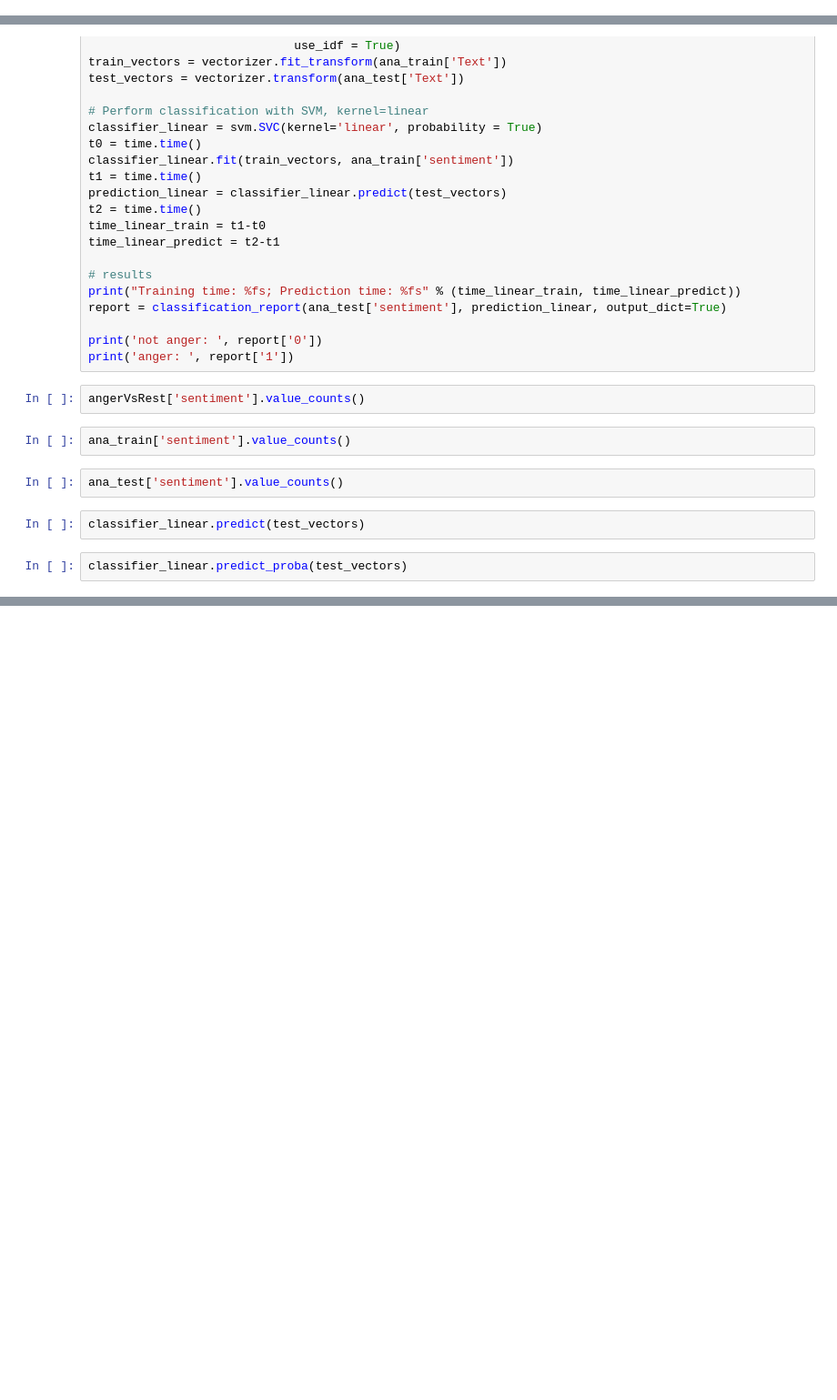
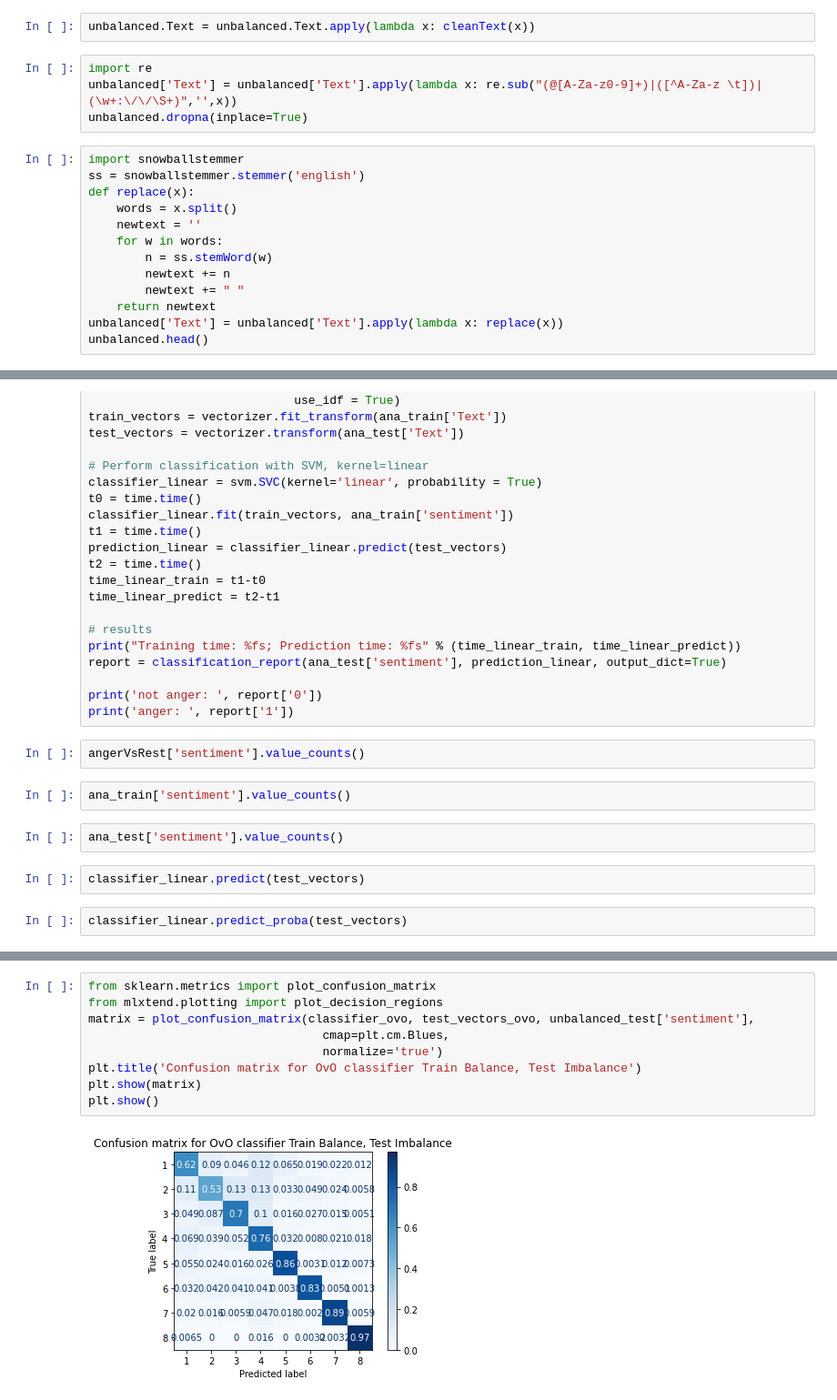
Before and after one commit to ianc12/EmotionsDataProject, a Jupyter notebook: Sneha/Predict_OVO_SVM.ipynb, the cells around one changed output, grey strips where cells are left out. Shown at 91% size. Saved outputs shown, nothing was run; the diff lists cells and outputs as text; blank space fills up the shorter version.

```diff
--- a/Sneha/Predict_OVO_SVM.ipynb
+++ b/Sneha/Predict_OVO_SVM.ipynb
@@ -103,0 +134,19 @@ not_fear_stratify =
+# %%
+unbalanced.Text = unbalanced.Text.apply(lambda x: cleanText(x))
+# %%
+import re
+unbalanced['Text'] = unbalanced['Text'].apply(lambda x: re.sub("(@[A-Za-z0-9]+)|([^A-Za-z \t])|(\w+:\/\/\S+)",'',x))
+unbalanced.dropna(inplace=True)
+# %%
+import snowballstemmer
+ss = snowballstemmer.stemmer('english')
+def replace(x):
+    words = x.split()
+    newtext = ''
+    for w in words:
+        n = ss.stemWord(w)
+        newtext += n
+        newtext += " "
+    return newtext
+unbalanced['Text'] = unbalanced['Text'].apply(lambda x: replace(x))
+unbalanced.head()
@@ -580,0 +692,11 @@ print(b[0])
+# %%
+from sklearn.metrics import plot_confusion_matrix
+from mlxtend.plotting import plot_decision_regions
+matrix = plot_confusion_matrix(classifier_ovo, test_vectors_ovo, unbalanced_test['sentiment'],
+                                 cmap=plt.cm.Blues,
+                                 normalize='true')
+plt.title('Confusion matrix for OvO classifier Train Balance, Test Imbalance')
+plt.show(matrix)
+plt.show()
+# %% [output]
+[figure, added]
```
Also changed, not shown: parts of 14 cells of this notebook.
